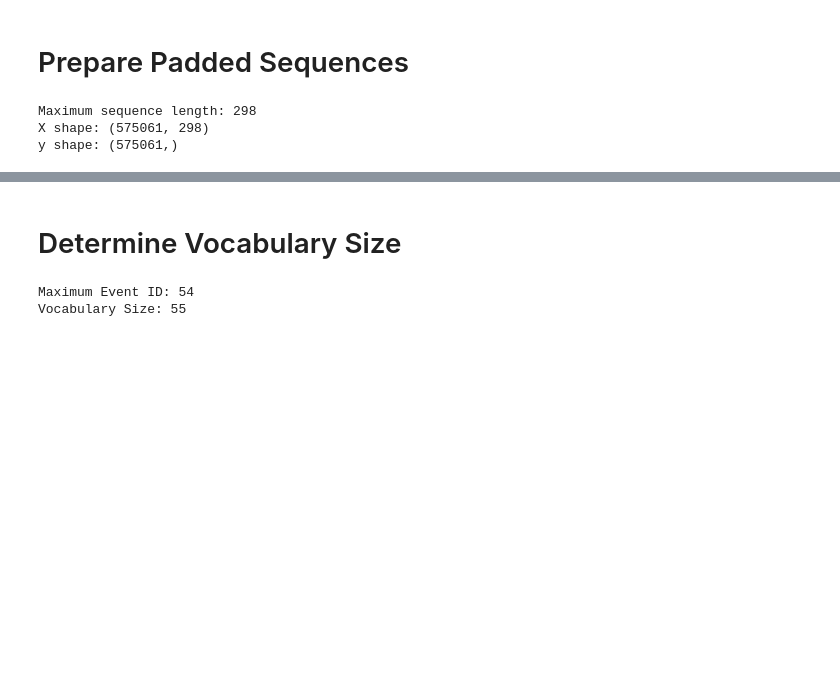
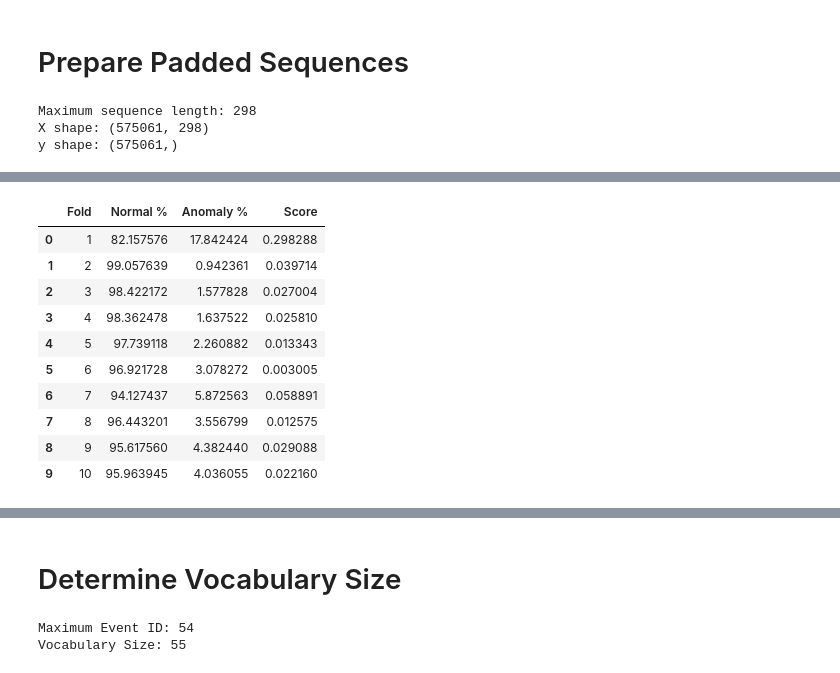
Before and after one commit to namithashaji/HDFS-Log-Analytics-and-Anomaly-Detection, a Jupyter notebook: notebooks/model_training_and_evaluation.ipynb, the cells around one changed output, grey strips where cells are left out. Saved outputs shown, nothing was run; the diff lists cells and outputs as text; code cells hidden in the pictures; blank space fills up the shorter version.

```diff
--- a/notebooks/model_training_and_evaluation.ipynb
+++ b/notebooks/model_training_and_evaluation.ipynb
@@ -84,0 +86,85 @@ y shape: (575061,)
+# %%
+from sklearn.model_selection import StratifiedGroupKFold
+
+# Overall class distribution
+overall_distribution = (
+    processed_df["Label"]
+    .value_counts(normalize=True)
+    .sort_index()
+)
+
+print("Overall class distribution:")
+print((overall_distribution * 100).round(2))
+
+
+# Create 10 stratified group folds
+groups = processed_df["EventSequence"].apply(str)
+
+sgkf = StratifiedGroupKFold(
+    n_splits=10,
+    shuffle=True,
+    random_state=42
+)
+
+folds = list(
+    sgkf.split(
+        processed_df,
+        processed_df["Label"],
+        groups=groups
+    )
+)
+
+
+# Evaluate every fold
+fold_results = []
+
+for fold_number, (train_idx_fold, test_idx_fold) in enumerate(
+    folds,
+    start=1
+):
+
+    test_distribution = (
+        processed_df.iloc[test_idx_fold]["Label"]
+        .value_counts(normalize=True)
+        .sort_index()
+        .reindex(overall_distribution.index, fill_value=0)
+    )
+
+    # Difference from overall distribution
+    score = (
+        (test_distribution - overall_distribution)
+        .abs()
+        .sum()
+    )
+
+    fold_results.append({
+        "Fold": fold_number,
+        "Normal %": test_distribution.get(0, 0) * 100,
+        "Anomaly %": test_distribution.get(1, 0) * 100,
+        "Score": score
+    })
+
+
+# Display fold comparison
+fold_results_df = pd.DataFrame(fold_results)
+
+print("\nFold comparison:")
+display(fold_results_df)
+
+
+# Automatically select the closest fold
+best_fold_index = fold_results_df["Score"].idxmin()
+
+best_fold_number = fold_results_df.loc[
+    best_fold_index,
+    "Fold"
+]
+
+train_idx, test_idx = folds[best_fold_index]
+
+print("\nSelected fold:", best_fold_number)
+print(
+    "Selection score:",
+    fold_results_df.loc[best_fold_index, "Score"]
+)
+# %% [output]
@@ -84,0 +178,11 @@ y shape: (575061,)
+|  | Fold | Normal % | Anomaly % | Score |
+| 0 | 1 | 82.157576 | 17.842424 | 0.298288 |
+| 1 | 2 | 99.057639 | 0.942361 | 0.039714 |
+| 2 | 3 | 98.422172 | 1.577828 | 0.027004 |
+| 3 | 4 | 98.362478 | 1.637522 | 0.025810 |
+| 4 | 5 | 97.739118 | 2.260882 | 0.013343 |
+| 5 | 6 | 96.921728 | 3.078272 | 0.003005 |
+| 6 | 7 | 94.127437 | 5.872563 | 0.058891 |
+| 7 | 8 | 96.443201 | 3.556799 | 0.012575 |
+| 8 | 9 | 95.617560 | 4.382440 | 0.029088 |
+| 9 | 10 | 95.963945 | 4.036055 | 0.022160 |
```
Also changed, not shown: parts of 23 cells of this notebook.
